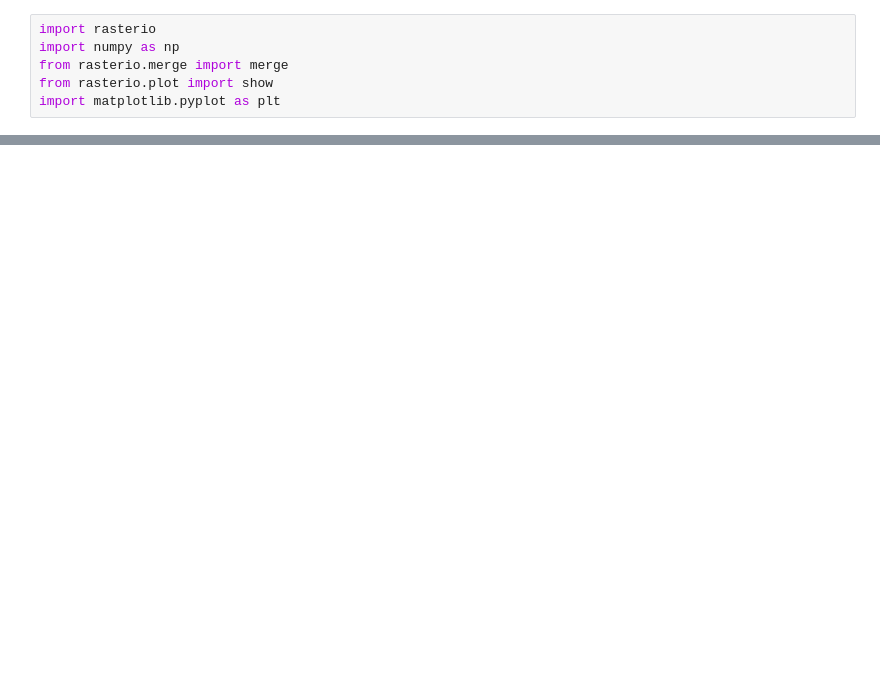
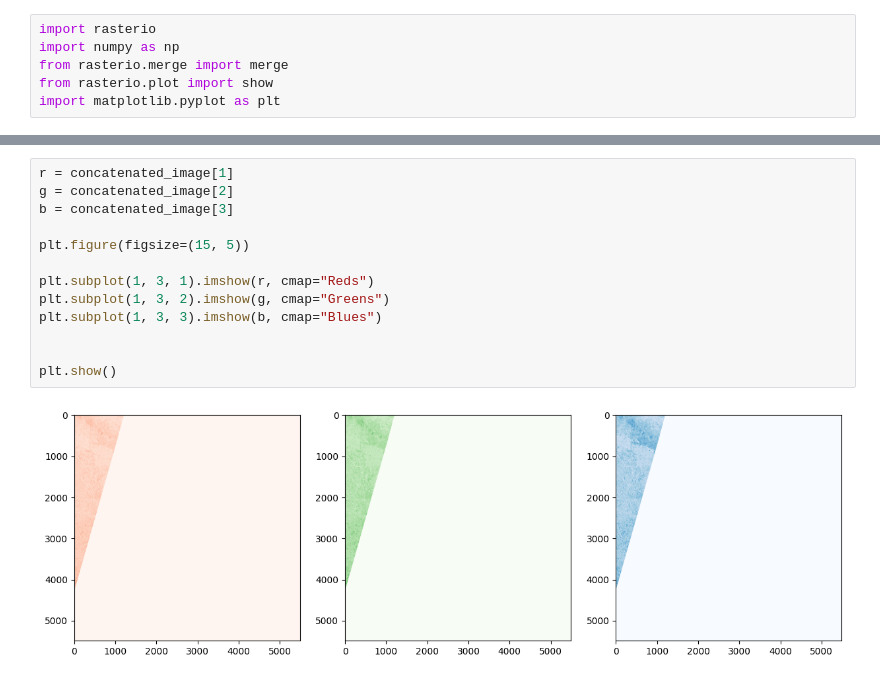
Before and after one commit to Rehannriaz/L2A-SENTINEL-PCA, a Jupyter notebook: mainFILE.ipynb, the cells around one changed output, grey strips where cells are left out. Saved outputs shown, nothing was run; the diff lists cells and outputs as text; blank space fills up the shorter version.

```diff
--- a/mainFILE.ipynb
+++ b/mainFILE.ipynb
@@ -91,0 +124,15 @@ Concatenated image shape: (10, 5490, 5490)
+# %%
+r = concatenated_image[1]
+g = concatenated_image[2]
+b = concatenated_image[3]
+
+plt.figure(figsize=(15, 5))
+
+plt.subplot(1, 3, 1).imshow(r, cmap="Reds")
+plt.subplot(1, 3, 2).imshow(g, cmap="Greens")
+plt.subplot(1, 3, 3).imshow(b, cmap="Blues")
+
+
+plt.show()
+# %% [output]
+[figure, added]
```
Also changed, not shown: parts of 22 cells of this notebook, 1 other file.
